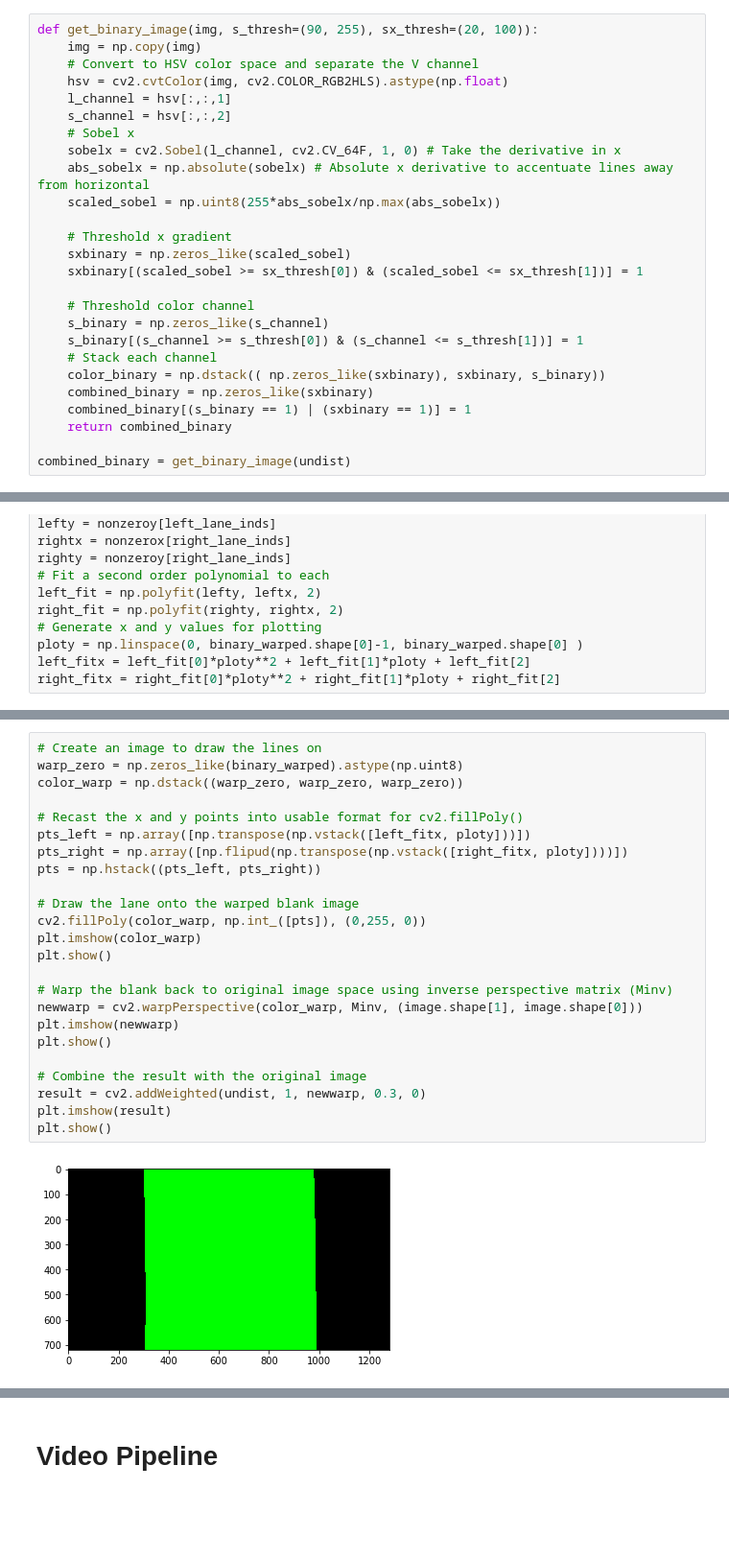
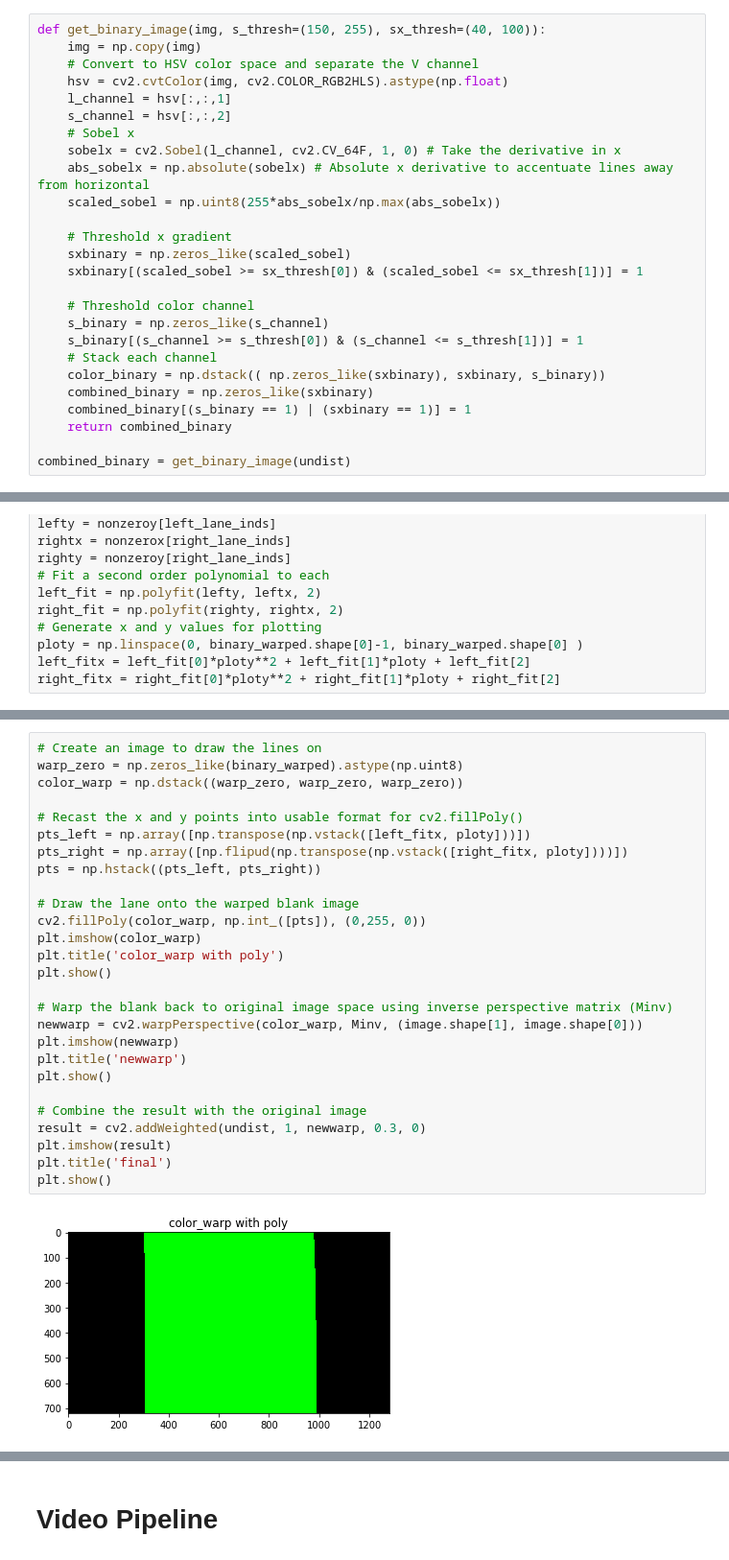
Before and after one commit to TDorau/self-driving-car-nanodegree, a Jupyter notebook: 4-advanced lane finding/code_tryout.ipynb, the cells around one changed output, grey strips where cells are left out. Shown at 96% size. Drawn from its saved outputs; the diff is of its cells as text; blank space fills up the shorter version.

```diff
--- a/4-advanced lane finding/code_tryout.ipynb
+++ b/4-advanced lane finding/code_tryout.ipynb
@@ -107,7 +107,7 @@ plt.show()
 # plt.title('binary image', fontsize=30)
 # plt.show()
 # %%
-def get_binary_image(img, s_thresh=(90, 255), sx_thresh=(20, 100)):
+def get_binary_image(img, s_thresh=(150, 255), sx_thresh=(40, 100)):
     img = np.copy(img)
     # Convert to HSV color space and separate the V channel
     hsv = cv2.cvtColor(img, cv2.COLOR_RGB2HLS).astype(np.float)
@@ -356,26 +357,29 @@ Center offset: 0.04 m
 # %%
 # Create an image to draw the lines on
 warp_zero = np.zeros_like(binary_warped).astype(np.uint8)
 color_warp = np.dstack((warp_zero, warp_zero, warp_zero))
 
 # Recast the x and y points into usable format for cv2.fillPoly()
 pts_left = np.array([np.transpose(np.vstack([left_fitx, ploty]))])
 pts_right = np.array([np.flipud(np.transpose(np.vstack([right_fitx, ploty])))])
 pts = np.hstack((pts_left, pts_right))
 
 # Draw the lane onto the warped blank image
 cv2.fillPoly(color_warp, np.int_([pts]), (0,255, 0))
 plt.imshow(color_warp)
+plt.title('color_warp with poly')
 plt.show()
 
 # Warp the blank back to original image space using inverse perspective matrix (Minv)
 newwarp = cv2.warpPerspective(color_warp, Minv, (image.shape[1], image.shape[0]))
 plt.imshow(newwarp)
+plt.title('newwarp')
 plt.show()
 
 # Combine the result with the original image
 result = cv2.addWeighted(undist, 1, newwarp, 0.3, 0)
 plt.imshow(result)
+plt.title('final')
 plt.show()
 # %% [output]
-[figure, old version]
+[figure, new version]
```
Also changed, not shown: parts of 5 cells of this notebook, 2 other files.
